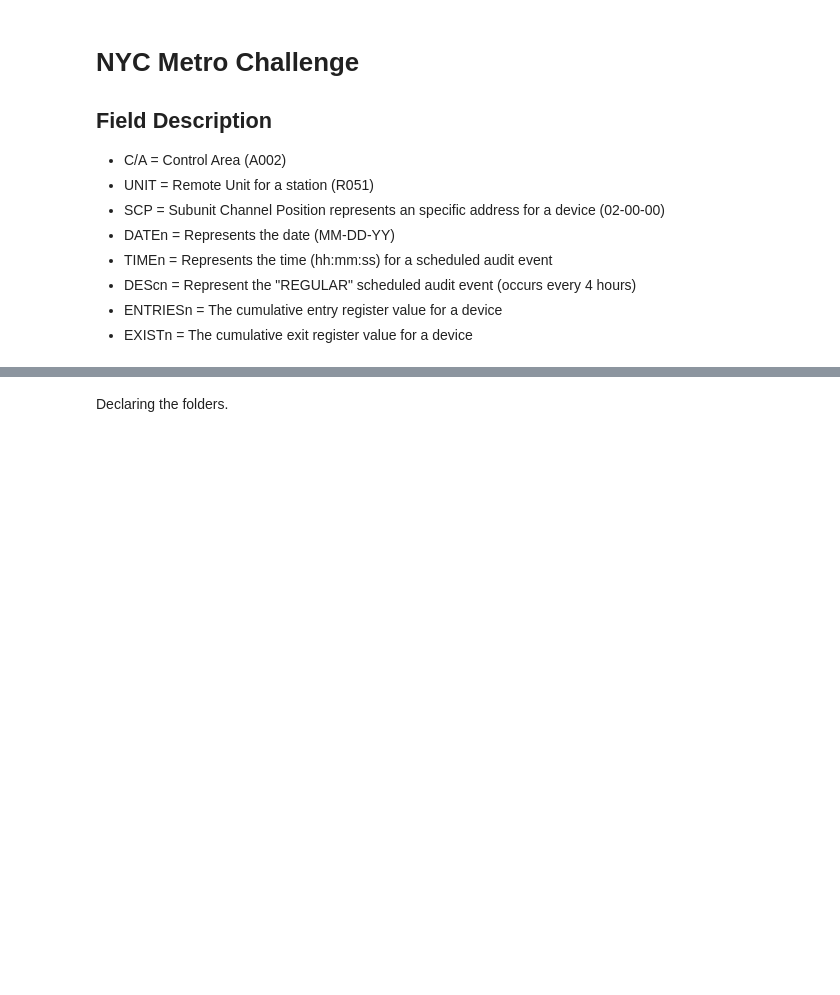
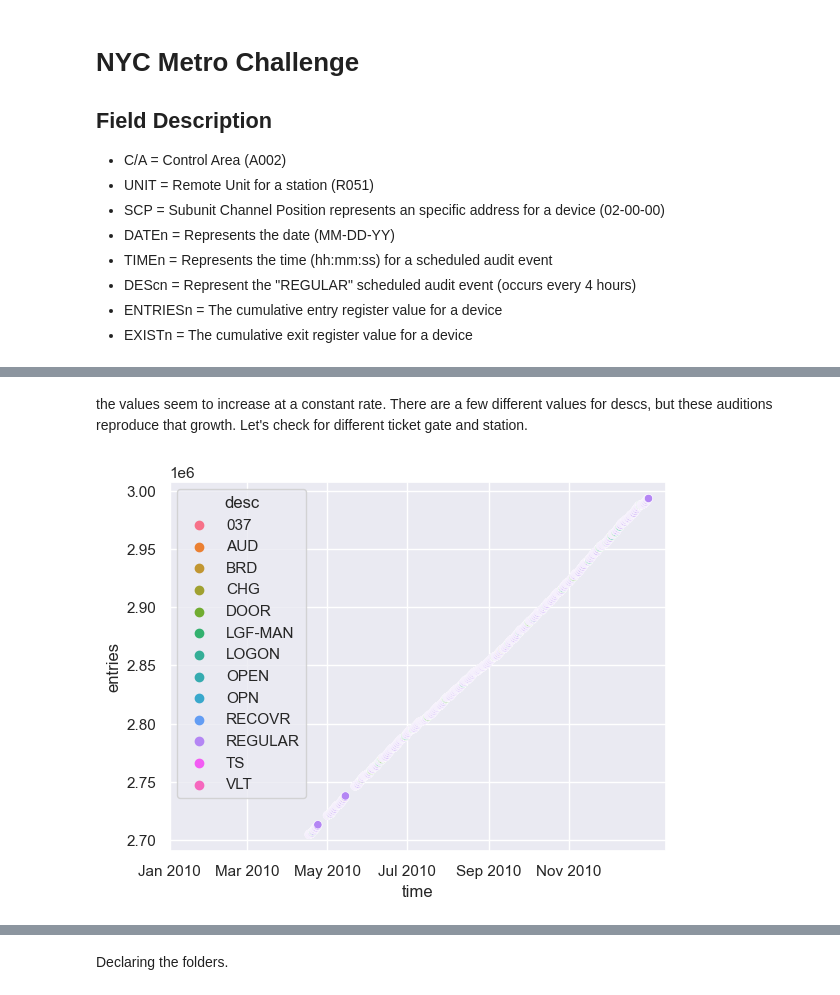
Before and after one commit to alvarodiegomaia/nyc-metro-challenge, a Jupyter notebook: main.ipynb, the cells around one changed output, grey strips where cells are left out. Saved outputs shown, nothing was run; the diff lists cells and outputs as text; code cells hidden in the pictures; blank space fills up the shorter version.

```diff
--- a/main.ipynb
+++ b/main.ipynb
@@ -74,0 +240,12 @@ def data_grouping(df, target_columns):
+# %% [markdown]
+the values seem to increase at a constant rate. There are a few different values for descs, but these auditions reproduce that growth. Let's check for different ticket gate and station.
+# %%
+df_sample = df_test[(df_test['station'] == 'LEXINGTON AVE') & (df_test['scp'] == '02-00-00')]
+
+months_interval = [datetime(2010, month, 1) for month in range(1, 13, 2)]
+plt.rc('date.autoformatter', day='%b %Y')
+
+sns.scatterplot(x=df_sample.time, y=df_sample.entries, hue=df_sample.desc);
+plt.xticks(months_interval);
+# %% [output]
+[figure, added]
```
Also changed, not shown: parts of 81 cells of this notebook.
